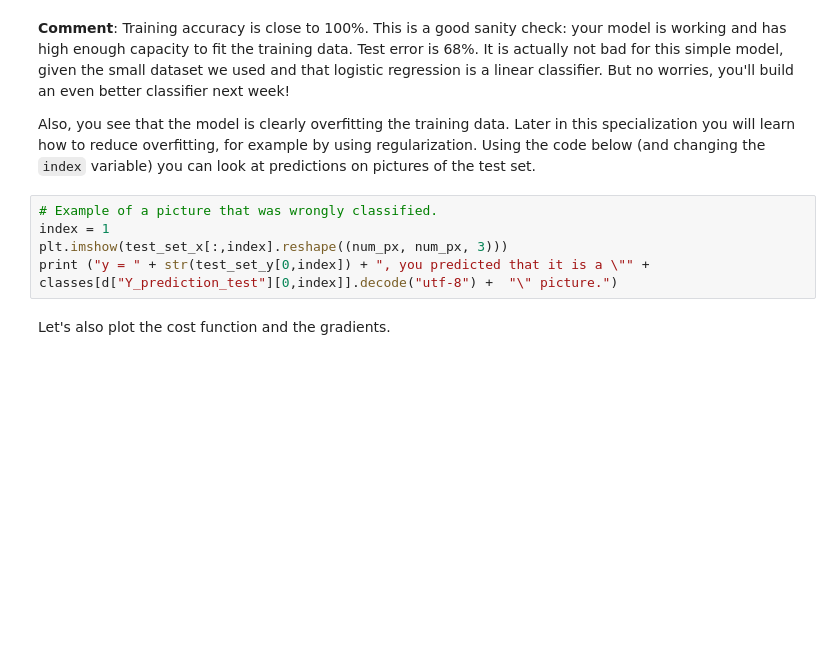
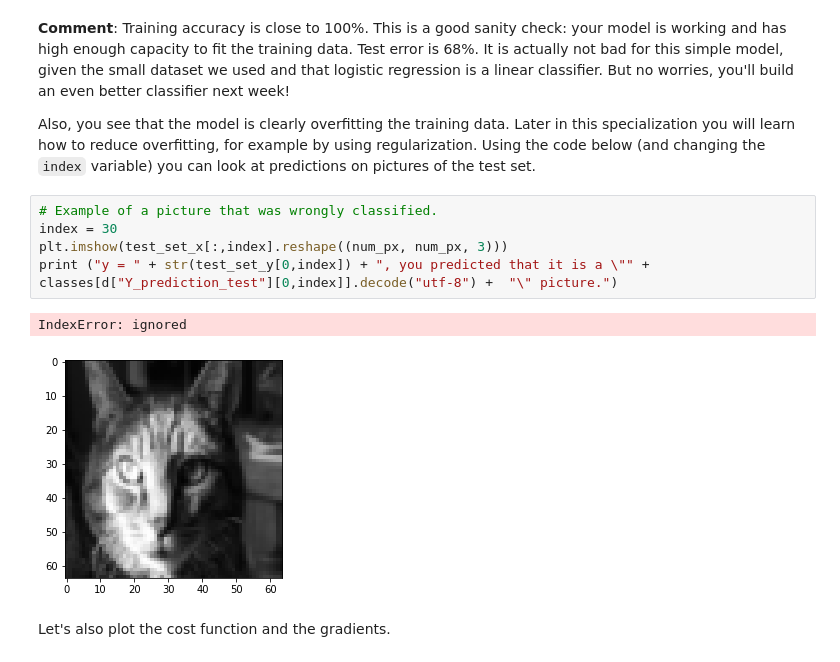
Before and after one commit to olumideogunsola/Deep-Learning-ai-exercises, a Jupyter notebook: 1_Logistic+Regression+with+a+Neural+Network+mindset+v3.ipynb, the cells around one changed output. Cells and saved outputs as stored; diff of their text form; blank space fills up the shorter version.

```diff
--- a/1_Logistic+Regression+with+a+Neural+Network+mindset+v3.ipynb
+++ b/1_Logistic+Regression+with+a+Neural+Network+mindset+v3.ipynb
@@ -691,9 +721,12 @@ d = model(train_set_x, train_set_y, test_set_x, test_set_y, num_iterations = 200
 Also, you see that the model is clearly overfitting the training data. Later in this specialization you will learn how to reduce overfitting, for example by using regularization. Using the code below (and changing the `index` variable) you can look at predictions on pictures of the test set.
 # %%
 # Example of a picture that was wrongly classified.
-index = 1
+index = 30
 plt.imshow(test_set_x[:,index].reshape((num_px, num_px, 3)))
 print ("y = " + str(test_set_y[0,index]) + ", you predicted that it is a \"" + classes[d["Y_prediction_test"][0,index]].decode("utf-8") +  "\" picture.")
+# %% [output]
+IndexError: ignored
+[figure, added]
 # %% [markdown]
 Let's also plot the cost function and the gradients.
 # %%
```
Also changed, not shown: parts of 10 cells of this notebook.
